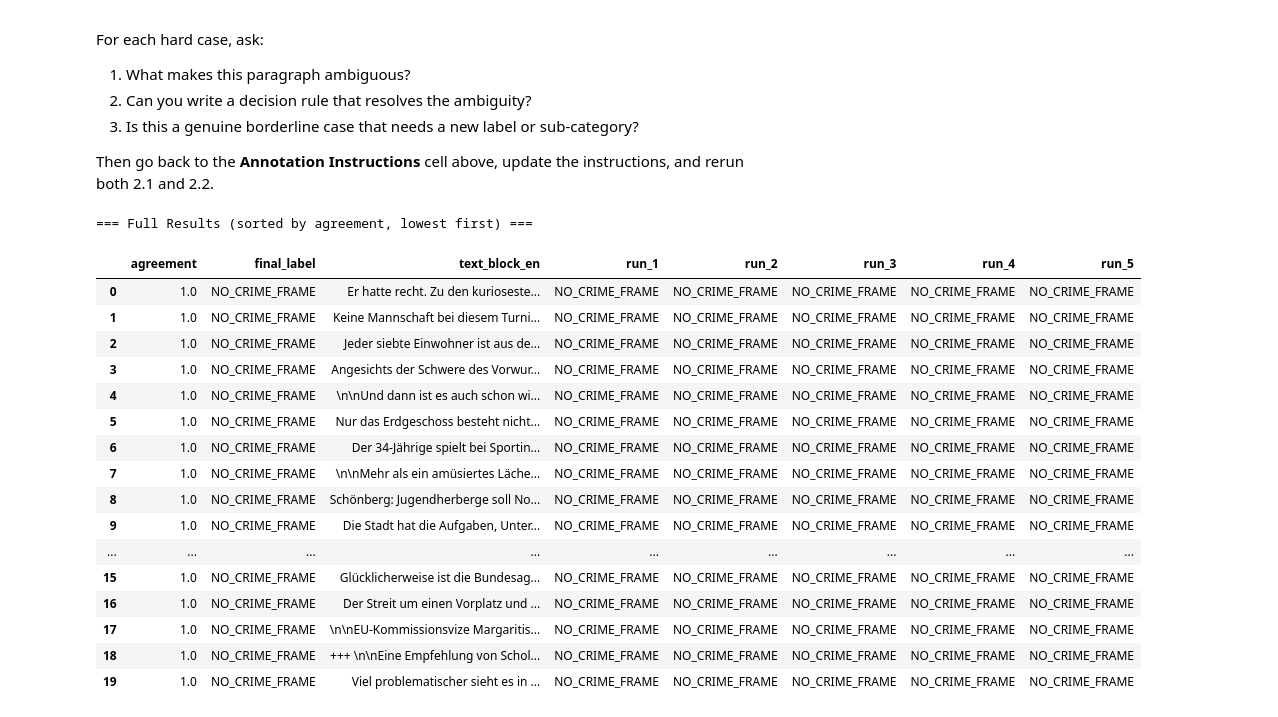
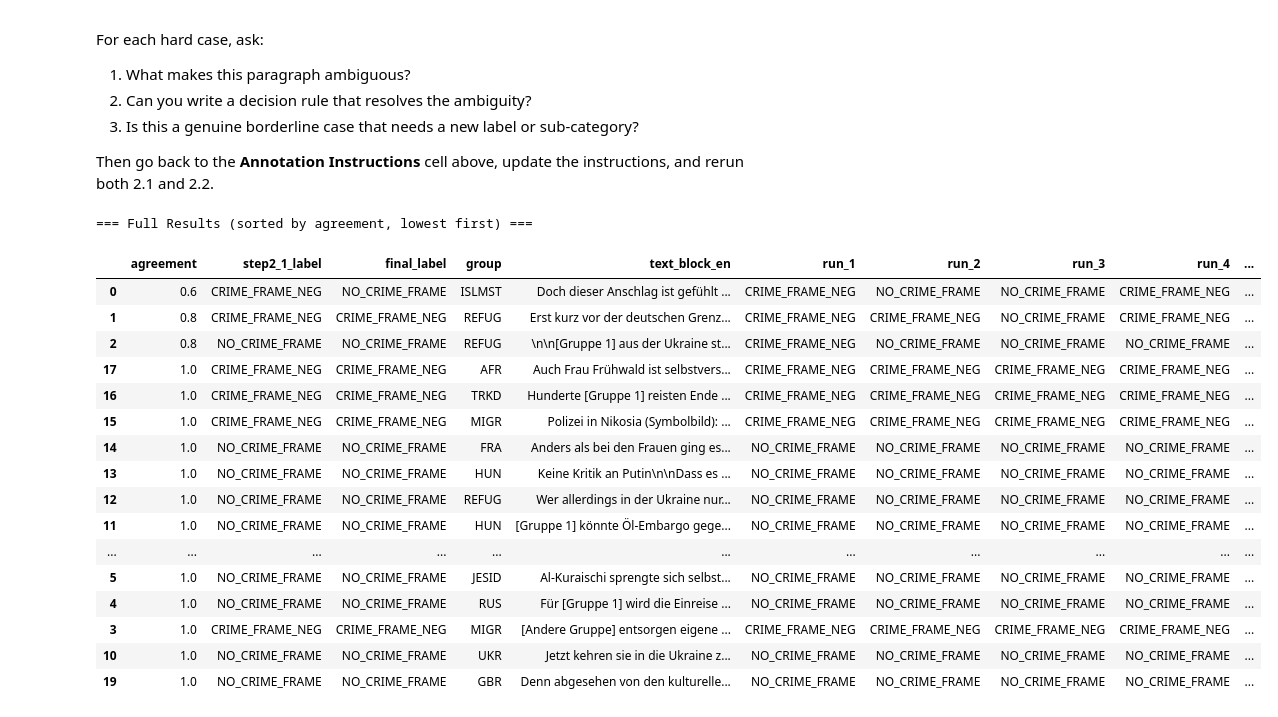
Before and after one commit to marmeepandya/CAC-Project, a Jupyter notebook: framing_annotation_step2.ipynb, the cells around one changed output. Cells and saved outputs as stored; diff of their text form; code cells hidden in the pictures.

Commit message:
Step 2 improved and Step 3 for human annotation (results will be pushed tomorrow)

```diff
--- a/framing_annotation_step2.ipynb
+++ b/framing_annotation_step2.ipynb
@@ -328,33 +483,44 @@ Temperature: 0.7
 results_2_2 = []
 
 for i, row in sample_2_2.iterrows():
-    text = str(row["text_block"])
+    text = str(row["text_block_en"])
     run_labels = []
+    run_explanations = []
 
     for run in range(N_RUNS):
         raw = annotate(text, instructions, reminder, temperature=TEMPERATURE)
         run_labels.append(parse_label(raw))
+        run_explanations.append(parse_explanation(raw))
 
-    # Majority vote as final label
-    majority_label = max(set(run_labels), key=run_labels.count)
-    agreement = run_labels.count(majority_label) / N_RUNS
+    label_counts = Counter(run_labels)
+    majority_label, majority_count = label_counts.most_common(1)[0]
+    agreement = majority_count / N_RUNS
 
     result = {
-        "article_id":    row["article_id"],
-        "par_index":     row["par_index"],
-        "group":         row["group"],
+        "article_id": row["article_id"],
+        "par_index": row["par_index"],
         "text_block_en": text,
-        "final_label":   majority_label,
-        "agreement":     agreement,
+        "step2_1_label": row["label"],
+        "final_label": majority_label,
+        "agreement": agreement,
     }
+
     for r, lbl in enumerate(run_labels):
         result[f"run_{r+1}"] = lbl
+        result[f"explanation_{r+1}"] = run_explanations[r]
 
     results_2_2.append(result)
-    print(f"  [{i+1}/{len(sample_2_2)}] {majority_label} (agreement: {agreement:.0%}) | runs: {run_labels}")
+
+    print(
+        f"  [{i+1}/{len(sample_2_2)}] "
+        f"{majority_label} "
+        f"(agreement: {agreement:.0%}) | runs: {run_labels}"
+    )
 
 annotation_2_2 = pd.DataFrame(results_2_2).sort_values("agreement").reset_index(drop=True)
+
 annotation_2_2.to_csv(OUTPUT_2_2, index=False)
 
-print(f"\nBriseus complete! Saved to {OUTPUT_2_2}")
+print(f"\nStep 2.2 complete. Saved to {OUTPUT_2_2}")
+print(annotation_2_2["final_label"].value_counts())
 # %% [output]
@@ -388,26 +554,32 @@ For each hard case, ask:
 Then go back to the **Annotation Instructions** cell above, update the instructions, and rerun both 2.1 and 2.2.
 # %%
 run_cols = [f"run_{r+1}" for r in range(N_RUNS)]
+explanation_cols = [f"explanation_{r+1}" for r in range(N_RUNS)]
 
 print("=== Full Results (sorted by agreement, lowest first) ===")
-annotation_2_2[["agreement", "final_label", "text_block_en"] + run_cols]
+
+annotation_2_2[
+    ["agreement", "step2_1_label", "final_label", "text_block_en"]
+    + run_cols
+    + explanation_cols
+].sort_values("agreement")
 # %% [output]
 === Full Results (sorted by agreement, lowest first) ===
-|  | agreement | final_label | text_block_en | run_1 | run_2 | run_3 | run_4 | run_5 |
-| 0 | 1.0 | NO_CRIME_FRAME | Er hatte recht. Zu den kurioseste... | NO_CRIME_FRAME | NO_CRIME_FRAME | NO_CRIME_FRAME | NO_CRIME_FRAME | NO_CRIME_FRAME |
-| 1 | 1.0 | NO_CRIME_FRAME | Keine Mannschaft bei diesem Turni... | NO_CRIME_FRAME | NO_CRIME_FRAME | NO_CRIME_FRAME | NO_CRIME_FRAME | NO_CRIME_FRAME |
-| 2 | 1.0 | NO_CRIME_FRAME | Jeder siebte Einwohner ist aus de... | NO_CRIME_FRAME | NO_CRIME_FRAME | NO_CRIME_FRAME | NO_CRIME_FRAME | NO_CRIME_FRAME |
-| 3 | 1.0 | NO_CRIME_FRAME | Angesichts der Schwere des Vorwur... | NO_CRIME_FRAME | NO_CRIME_FRAME | NO_CRIME_FRAME | NO_CRIME_FRAME | NO_CRIME_FRAME |
-| 4 | 1.0 | NO_CRIME_FRAME | \n\nUnd dann ist es auch schon wi... | NO_CRIME_FRAME | NO_CRIME_FRAME | NO_CRIME_FRAME | NO_CRIME_FRAME | NO_CRIME_FRAME |
-| 5 | 1.0 | NO_CRIME_FRAME | Nur das Erdgeschoss besteht nicht... | NO_CRIME_FRAME | NO_CRIME_FRAME | NO_CRIME_FRAME | NO_CRIME_FRAME | NO_CRIME_FRAME |
-| 6 | 1.0 | NO_CRIME_FRAME | Der 34-Jährige spielt bei Sportin... | NO_CRIME_FRAME | NO_CRIME_FRAME | NO_CRIME_FRAME | NO_CRIME_FRAME | NO_CRIME_FRAME |
-| 7 | 1.0 | NO_CRIME_FRAME | \n\nMehr als ein amüsiertes Läche... | NO_CRIME_FRAME | NO_CRIME_FRAME | NO_CRIME_FRAME | NO_CRIME_FRAME | NO_CRIME_FRAME |
-| 8 | 1.0 | NO_CRIME_FRAME | Schönberg: Jugendherberge soll No... | NO_CRIME_FRAME | NO_CRIME_FRAME | NO_CRIME_FRAME | NO_CRIME_FRAME | NO_CRIME_FRAME |
-| 9 | 1.0 | NO_CRIME_FRAME | Die Stadt hat die Aufgaben, Unter... | NO_CRIME_FRAME | NO_CRIME_FRAME | NO_CRIME_FRAME | NO_CRIME_FRAME | NO_CRIME_FRAME |
-| ... | ... | ... | ... | ... | ... | ... | ... | ... |
-| 15 | 1.0 | NO_CRIME_FRAME | Glücklicherweise ist die Bundesag... | NO_CRIME_FRAME | NO_CRIME_FRAME | NO_CRIME_FRAME | NO_CRIME_FRAME | NO_CRIME_FRAME |
-| 16 | 1.0 | NO_CRIME_FRAME | Der Streit um einen Vorplatz und ... | NO_CRIME_FRAME | NO_CRIME_FRAME | NO_CRIME_FRAME | NO_CRIME_FRAME | NO_CRIME_FRAME |
-| 17 | 1.0 | NO_CRIME_FRAME | \n\nEU-Kommissionsvize Margaritis... | NO_CRIME_FRAME | NO_CRIME_FRAME | NO_CRIME_FRAME | NO_CRIME_FRAME | NO_CRIME_FRAME |
-| 18 | 1.0 | NO_CRIME_FRAME | +++ \n\nEine Empfehlung von Schol... | NO_CRIME_FRAME | NO_CRIME_FRAME | NO_CRIME_FRAME | NO_CRIME_FRAME | NO_CRIME_FRAME |
-| 19 | 1.0 | NO_CRIME_FRAME | Viel problematischer sieht es in ... | NO_CRIME_FRAME | NO_CRIME_FRAME | NO_CRIME_FRAME | NO_CRIME_FRAME | NO_CRIME_FRAME |
+|  | agreement | step2_1_label | final_label | group | text_block_en | run_1 | run_2 | run_3 | run_4 | ... |
+| 0 | 0.6 | CRIME_FRAME_NEG | NO_CRIME_FRAME | ISLMST | Doch dieser Anschlag ist gefühlt ... | CRIME_FRAME_NEG | NO_CRIME_FRAME | NO_CRIME_FRAME | CRIME_FRAME_NEG | ... |
+| 1 | 0.8 | CRIME_FRAME_NEG | CRIME_FRAME_NEG | REFUG | Erst kurz vor der deutschen Grenz... | CRIME_FRAME_NEG | CRIME_FRAME_NEG | NO_CRIME_FRAME | CRIME_FRAME_NEG | ... |
+| 2 | 0.8 | NO_CRIME_FRAME | NO_CRIME_FRAME | REFUG | \n\n[Gruppe 1] aus der Ukraine st... | CRIME_FRAME_NEG | NO_CRIME_FRAME | NO_CRIME_FRAME | NO_CRIME_FRAME | ... |
+| 17 | 1.0 | CRIME_FRAME_NEG | CRIME_FRAME_NEG | AFR | Auch Frau Frühwald ist selbstvers... | CRIME_FRAME_NEG | CRIME_FRAME_NEG | CRIME_FRAME_NEG | CRIME_FRAME_NEG | ... |
+| 16 | 1.0 | CRIME_FRAME_NEG | CRIME_FRAME_NEG | TRKD | Hunderte [Gruppe 1] reisten Ende ... | CRIME_FRAME_NEG | CRIME_FRAME_NEG | CRIME_FRAME_NEG | CRIME_FRAME_NEG | ... |
+| 15 | 1.0 | CRIME_FRAME_NEG | CRIME_FRAME_NEG | MIGR | Polizei in Nikosia (Symbolbild): ... | CRIME_FRAME_NEG | CRIME_FRAME_NEG | CRIME_FRAME_NEG | CRIME_FRAME_NEG | ... |
+| 14 | 1.0 | NO_CRIME_FRAME | NO_CRIME_FRAME | FRA | Anders als bei den Frauen ging es... | NO_CRIME_FRAME | NO_CRIME_FRAME | NO_CRIME_FRAME | NO_CRIME_FRAME | ... |
+| 13 | 1.0 | NO_CRIME_FRAME | NO_CRIME_FRAME | HUN | Keine Kritik an Putin\n\nDass es ... | NO_CRIME_FRAME | NO_CRIME_FRAME | NO_CRIME_FRAME | NO_CRIME_FRAME | ... |
+| 12 | 1.0 | NO_CRIME_FRAME | NO_CRIME_FRAME | REFUG | Wer allerdings in der Ukraine nur... | NO_CRIME_FRAME | NO_CRIME_FRAME | NO_CRIME_FRAME | NO_CRIME_FRAME | ... |
+| 11 | 1.0 | NO_CRIME_FRAME | NO_CRIME_FRAME | HUN | [Gruppe 1] könnte Öl-Embargo gege... | NO_CRIME_FRAME | NO_CRIME_FRAME | NO_CRIME_FRAME | NO_CRIME_FRAME | ... |
+| ... | ... | ... | ... | ... | ... | ... | ... | ... | ... | ... |
+| 5 | 1.0 | NO_CRIME_FRAME | NO_CRIME_FRAME | JESID | Al-Kuraischi sprengte sich selbst... | NO_CRIME_FRAME | NO_CRIME_FRAME | NO_CRIME_FRAME | NO_CRIME_FRAME | ... |
+| 4 | 1.0 | NO_CRIME_FRAME | NO_CRIME_FRAME | RUS | Für [Gruppe 1] wird die Einreise ... | NO_CRIME_FRAME | NO_CRIME_FRAME | NO_CRIME_FRAME | NO_CRIME_FRAME | ... |
+| 3 | 1.0 | CRIME_FRAME_NEG | CRIME_FRAME_NEG | MIGR | [Andere Gruppe] entsorgen eigene ... | CRIME_FRAME_NEG | CRIME_FRAME_NEG | CRIME_FRAME_NEG | CRIME_FRAME_NEG | ... |
+| 10 | 1.0 | NO_CRIME_FRAME | NO_CRIME_FRAME | UKR | Jetzt kehren sie in die Ukraine z... | NO_CRIME_FRAME | NO_CRIME_FRAME | NO_CRIME_FRAME | NO_CRIME_FRAME | ... |
+| 19 | 1.0 | NO_CRIME_FRAME | NO_CRIME_FRAME | GBR | Denn abgesehen von den kulturelle... | NO_CRIME_FRAME | NO_CRIME_FRAME | NO_CRIME_FRAME | NO_CRIME_FRAME | ... |
 # %%
```
Also changed, not shown: parts of 24 cells of this notebook, 11 other files.
